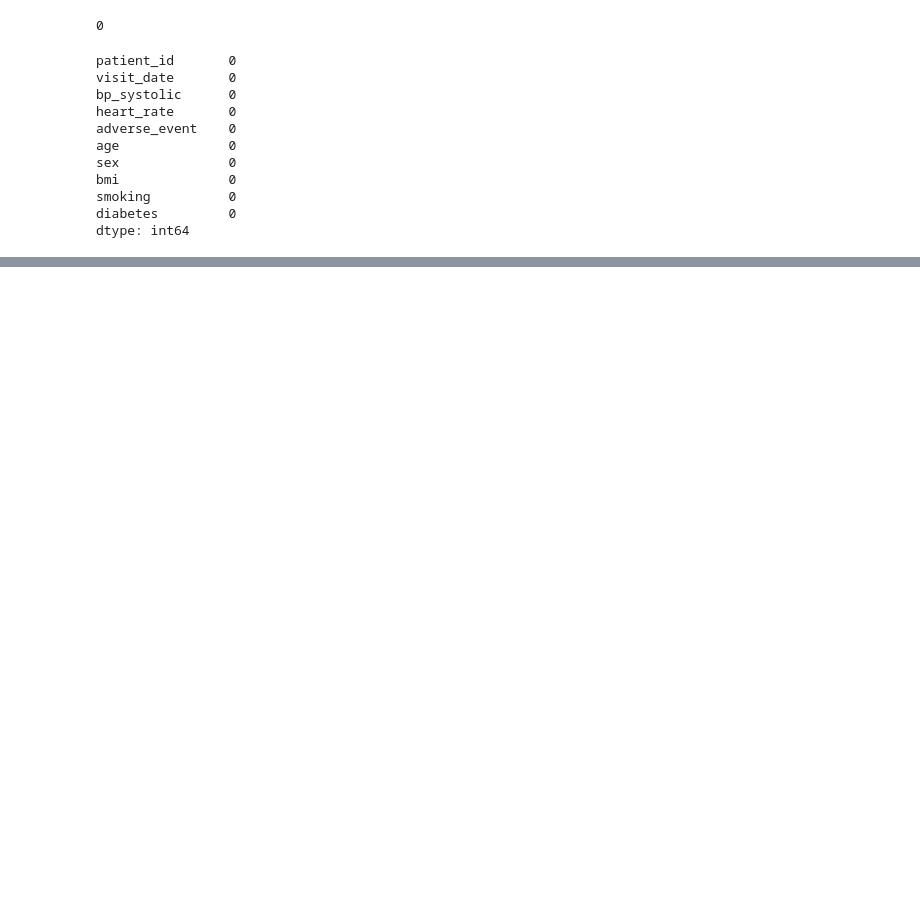
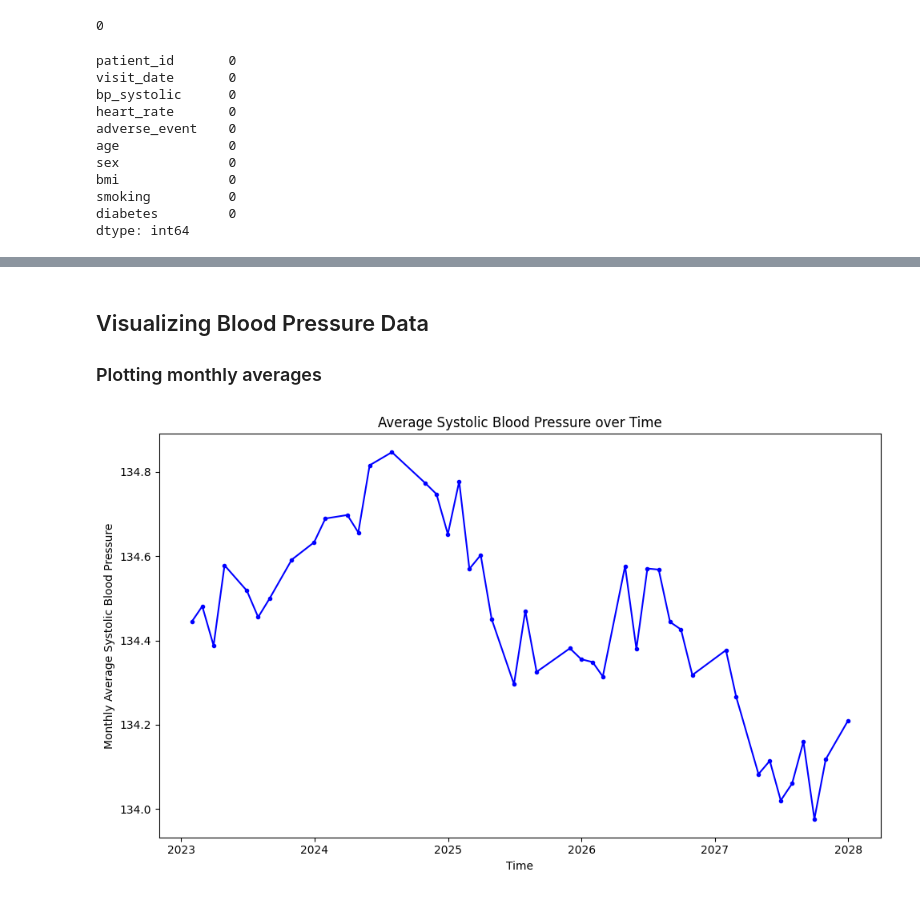
Before and after one commit to UCSF-DataSci/08-time-stats-and-ml-hcheng25, a Jupyter notebook: modeling.ipynb, the cells around one changed output, grey strips where cells are left out. Cells and saved outputs as stored; diff of their text form; code cells hidden in the pictures; blank space fills up the shorter version.

```diff
--- a/modeling.ipynb
+++ b/modeling.ipynb
@@ -37,2 +28,0 @@ DatetimeIndex(['2023-01-17', '2023-09-23', '2024-05-22', '2024-12-31',
-# %%
-long.set_index('visit_date', inplace = True)
@@ -58,0 +51,17 @@ visit_date
+# %% [markdown]
+## Visualizing Blood Pressure Data
+### Plotting monthly averages
+# %%
+long_ts = long.set_index('visit_date')
+long_ts = long_ts.resample('ME').mean() #resample timestamps to the end of the month for a monthly average
+bp_ts = long_ts['bp_systolic'].dropna() #drop NA values for plotting
+
+plt.figure(figsize=(10,6))
+plt.plot(bp_ts.index.values, bp_ts, c='blue', marker='.')
+plt.title('Average Systolic Blood Pressure over Time')
+plt.xlabel('Time')
+plt.ylabel('Monthly Average Systolic Blood Pressure')
+plt.tight_layout()
+plt.show()
+# %% [output]
+[figure, added]
```
Also changed, not shown: parts of 17 cells of this notebook, 3 other files.
